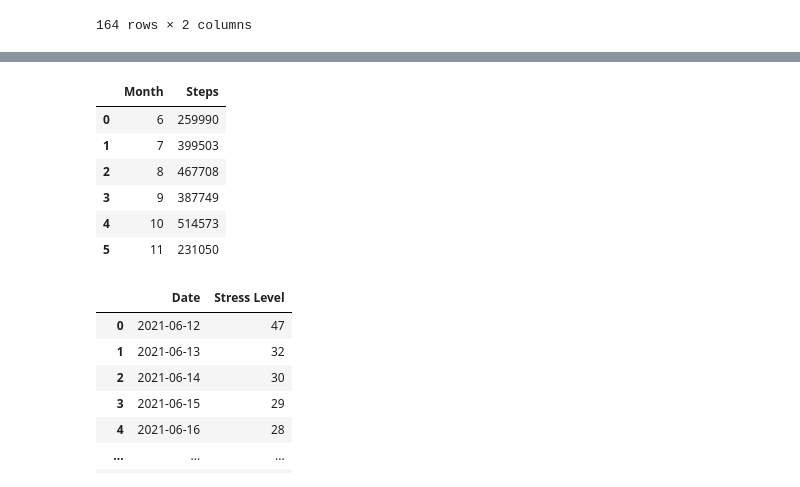
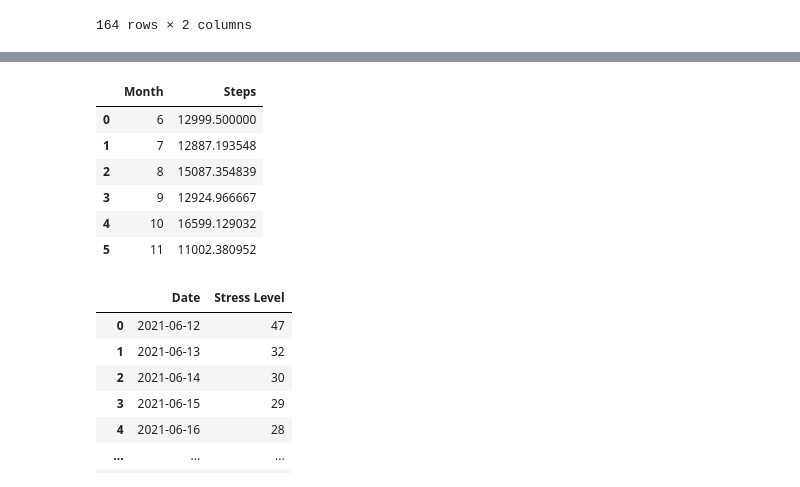
Before and after one commit to jace-kline/math582-finalproject, a Jupyter notebook: clean.ipynb, the cells around one changed output, grey strips where cells are left out. Saved outputs shown, nothing was run; the diff lists cells and outputs as text; code cells hidden in the pictures.

```diff
--- a/clean.ipynb
+++ b/clean.ipynb
@@ -173,3 +173,12 @@ stepsDaily
 | 162 | 2021-11-20 | 10259 |
 | 163 | 2021-11-21 | 13104 |
 164 rows × 2 columns
+# %%
+week_indices = sleepTimeWeekly['Week']
+
+stepsWeekly = stepsDaily.set_index('Date').groupby(by=lambda date: (date - week_indices[0]).days // 7).mean()\
+    .reset_index()\
+    .rename({ 'Date' : 'Week' }, axis=1)
+stepsWeekly = stepsWeekly[stepsWeekly['Week'] >= 0].reset_index(drop=True)
+stepsWeekly['Week'] = week_indices
+stepsWeekly
@@ -176,16 +203,16 @@ stepsDaily
 # %%
-stepsMonthly = stepsDaily.set_index('Date').groupby(by=lambda date: date.month).sum()\
+stepsMonthly = stepsDaily.set_index('Date').groupby(by=lambda date: date.month).mean()\
     .reset_index()\
     .rename({ 'Date' : 'Month' }, axis=1)
 stepsMonthly
 # %% [output]
 |  | Month | Steps |
-| 0 | 6 | 259990 |
-| 1 | 7 | 399503 |
-| 2 | 8 | 467708 |
-| 3 | 9 | 387749 |
-| 4 | 10 | 514573 |
-| 5 | 11 | 231050 |
+| 0 | 6 | 12999.500000 |
+| 1 | 7 | 12887.193548 |
+| 2 | 8 | 15087.354839 |
+| 3 | 9 | 12924.966667 |
+| 4 | 10 | 16599.129032 |
+| 5 | 11 | 11002.380952 |
 # %%
 stressLevelDaily = read_data("StressLevel/StressLevel-daily.csv", parse_dates=True)
 stressLevelDaily
```
Also changed, not shown: parts of 6 cells of this notebook, 3 other files.
